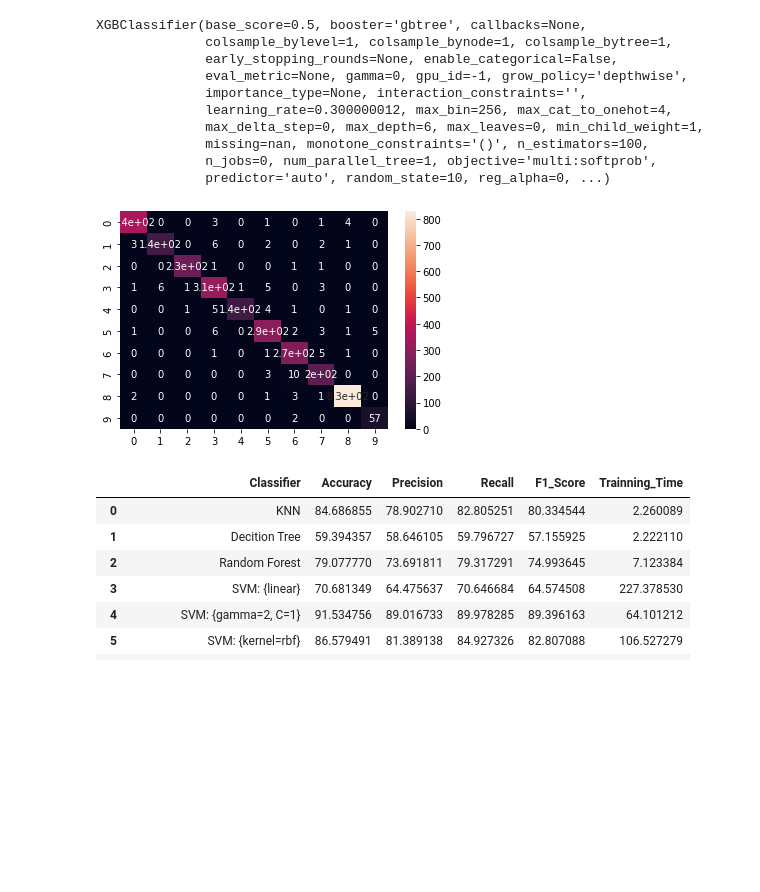
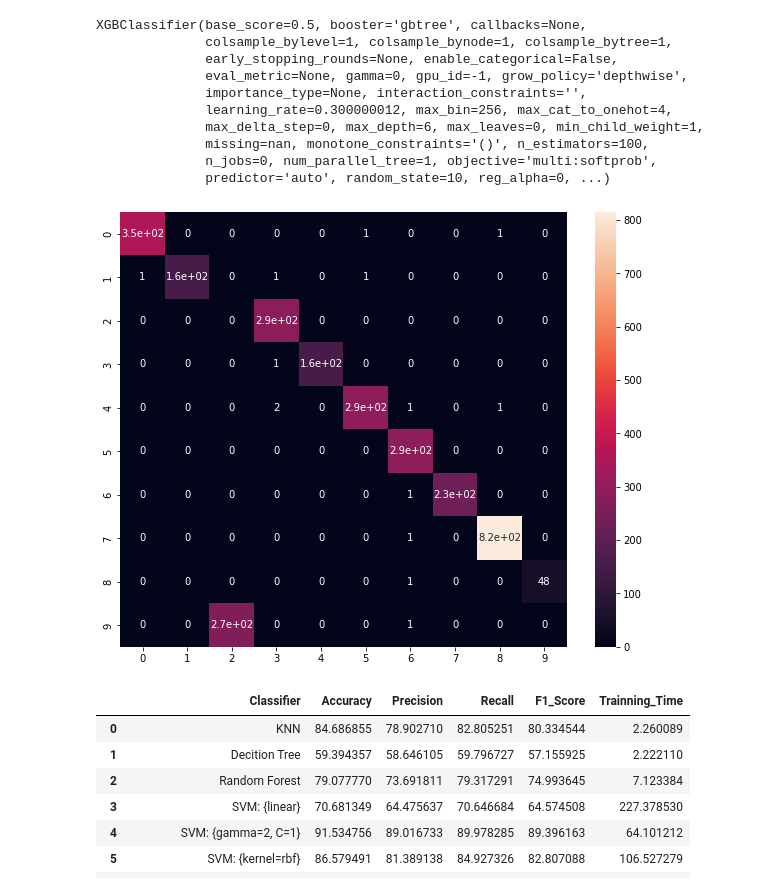
Before and after one commit to ngnambka00-github/tomato-leaf-disease, a Jupyter notebook: src/experience_2.ipynb, the cells around one changed output. Drawn from its saved outputs; the diff is of its cells as text; code cells hidden in the pictures; blank space fills up the shorter version.

```diff
--- a/src/experience_2.ipynb
+++ b/src/experience_2.ipynb
@@ -129,23 +289,26 @@ Training time: 201.0987
 # %%
 from sklearn.metrics import confusion_matrix
+import joblib
 
+best_model = joblib.load("../data/report/best_model.sav")
 y_predict = best_model.predict(X_test)
 cm = confusion_matrix(y_test,y_predict)
 import seaborn as sns
+plt.subplots(figsize=(10, 8))
 sns.heatmap(cm ,annot=True)
 
 best_model
 # %% [output]
 XGBClassifier(base_score=0.5, booster='gbtree', callbacks=None,
               colsample_bylevel=1, colsample_bynode=1, colsample_bytree=1,
               early_stopping_rounds=None, enable_categorical=False,
               eval_metric=None, gamma=0, gpu_id=-1, grow_policy='depthwise',
               importance_type=None, interaction_constraints='',
               learning_rate=0.300000012, max_bin=256, max_cat_to_onehot=4,
               max_delta_step=0, max_depth=6, max_leaves=0, min_child_weight=1,
               missing=nan, monotone_constraints='()', n_estimators=100,
               n_jobs=0, num_parallel_tree=1, objective='multi:softprob',
               predictor='auto', random_state=10, reg_alpha=0, ...)
-[figure, old version]
+[figure, new version]
 # %%
 import pandas as pd
```
Also changed, not shown: parts of 29 cells of this notebook, 12 other files.
